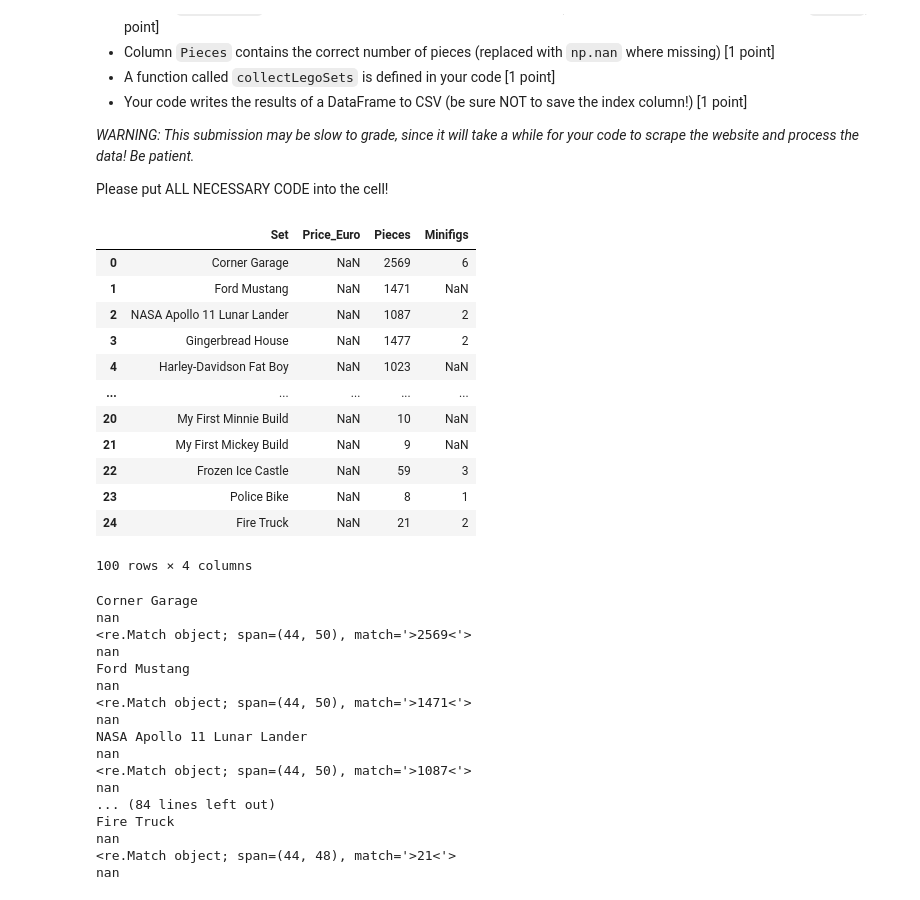
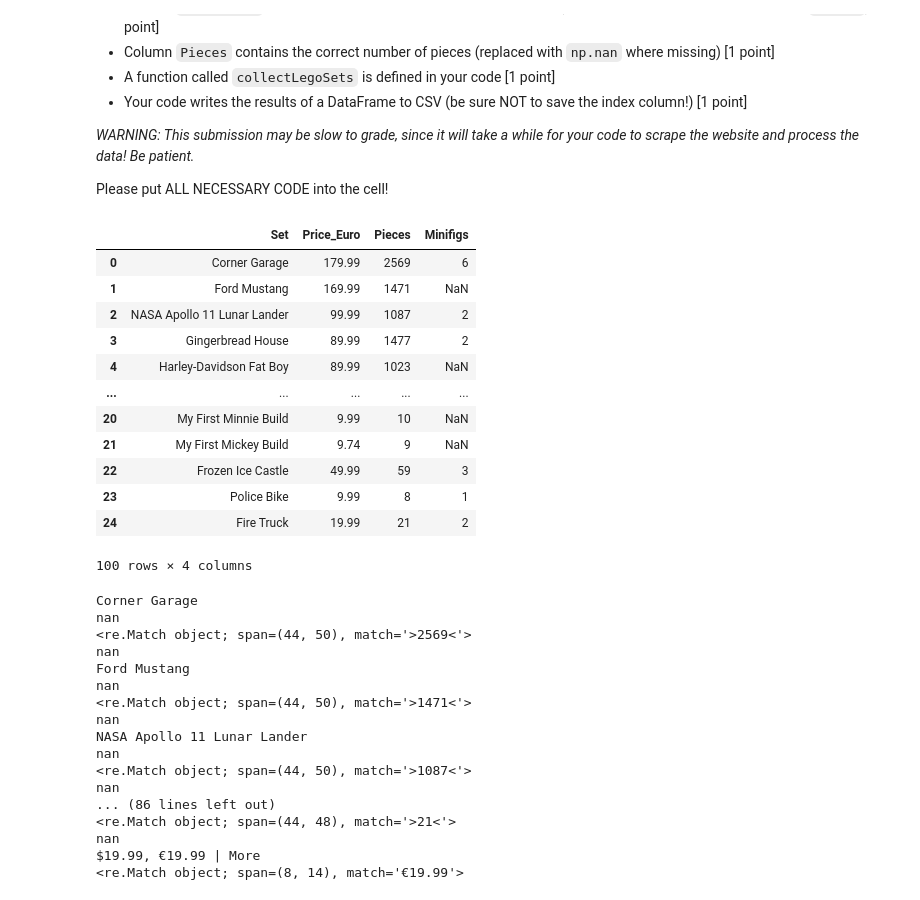
Before and after one commit to jareddingman/econ8320-assignment-07, a Jupyter notebook: Lesson.ipynb, the cells around one changed output. Saved outputs shown, nothing was run; the diff lists cells and outputs as text; code cells hidden in the pictures.

```diff
--- a/Lesson.ipynb
+++ b/Lesson.ipynb
@@ -1052,10 +1052,10 @@ def collectLegoSets(url):
         row.append(i.h1.text)
         try:
                 # Extract price and translate to a floating point number from string, append to row IF PRICE EXISTS
-            #row.append(float(re.search(r'(\d+.\d+)(\u20AC)', i.find('dt', string="RRP").find_next_sibling().text, re.UNICODE).groups()[0]))
-            priceTag = (i.find(text = "RRP").findNext('dt').contents[0])
-            priceFind = re.search(r'(\d+.\d+)(\u20AC)', priceTag), re.UNICODE
-            row.append(priceFind.group(1))
+            #row.append(float(re.search(r'(\u20AC)(\d+.\d+)', i.find('dt', text="RRP").find_next_sibling().text, re.UNICODE).groups()[0]))
+            priceTag = i.find('dt', text="RRP").find_next_sibling().text
+            priceFind = re.search(r'(\u20AC)(\d+.\d+)', str(priceTag))
+            row.append(priceFind.group(2))
         except:
                 # Missing value for sets with no price, append to row IF NO PRICE EXISTS
             row.append(np.nan)
@@ -1077,48 +1077,49 @@ def collectLegoSets(url):
         except:
             row.append(np.nan)
                 #looks for minifigs
             #JARED REMINDER here is where you add the pieces and minifig column code
 
             # Add the row of data to the dataset
         newData.append(row)
 
     newData = pd.DataFrame(newData, columns = ['Set', 'Price_Euro', 'Pieces', 'Minifigs'])
+
     try:
         nextPage = parsed.find('li', class_="next").a['href']
     except:
         nextPage = None
 
     # If there is another page of results, grab it and combine
-    if nextPage:
+    if nextPage != None:
         # Tell our program not to load new pages too fast by "sleeping" for two seconds before
         #   going to the next page
         time.sleep(2)
         # Merge current data with next page
         return pd.concat([newData, collectLegoSets(nextPage)], axis=0)
     # Otherwise return the current data
     else:
         return newData
 
 
 collectLegoSets("https://brickset.com/sets/year-2019")
 
-outputData = collectLegoSets("https://brickset.com/sets/year-2019")
-df = pd.DataFrame(outputData)
+#outputData = collectLegoSets("https://brickset.com/sets/year-2019")
+#df = pd.DataFrame(outputData)
 
-df.to_csv('lego2019.csv', index=False)
+#df.to_csv('lego2019.csv', index=False)
 # %% [output]
 |  | Set | Price_Euro | Pieces | Minifigs |
-| 0 | Corner Garage | NaN | 2569 | 6 |
-| 1 | Ford Mustang | NaN | 1471 | NaN |
-| 2 | NASA Apollo 11 Lunar Lander | NaN | 1087 | 2 |
-| 3 | Gingerbread House | NaN | 1477 | 2 |
-| 4 | Harley-Davidson Fat Boy | NaN | 1023 | NaN |
+| 0 | Corner Garage | 179.99 | 2569 | 6 |
+| 1 | Ford Mustang | 169.99 | 1471 | NaN |
+| 2 | NASA Apollo 11 Lunar Lander | 99.99 | 1087 | 2 |
+| 3 | Gingerbread House | 89.99 | 1477 | 2 |
+| 4 | Harley-Davidson Fat Boy | 89.99 | 1023 | NaN |
 | ... | ... | ... | ... | ... |
-| 20 | My First Minnie Build | NaN | 10 | NaN |
-| 21 | My First Mickey Build | NaN | 9 | NaN |
-| 22 | Frozen Ice Castle | NaN | 59 | 3 |
-| 23 | Police Bike | NaN | 8 | 1 |
-| 24 | Fire Truck | NaN | 21 | 2 |
+| 20 | My First Minnie Build | 9.99 | 10 | NaN |
+| 21 | My First Mickey Build | 9.74 | 9 | NaN |
+| 22 | Frozen Ice Castle | 49.99 | 59 | 3 |
+| 23 | Police Bike | 9.99 | 8 | 1 |
+| 24 | Fire Truck | 19.99 | 21 | 2 |
 100 rows × 4 columns
 # %%
 import requests
@@ -1154,6 +1155,10 @@ for i in a:
         print(np.nan)
                 #looks for minifigs
             #JARED REMINDER here is where you add the pieces and minifig column code
+
+taco = i.find('dt', text="RRP").find_next_sibling().text
+print(taco)
+print(re.search(r'(\u20AC)(\d+.\d+)', taco))
 # %% [output]
 Corner Garage
 nan
@@ -1167,8 +1172,8 @@ NASA Apollo 11 Lunar Lander
 nan
 <re.Match object; span=(44, 50), match='>1087<'>
 nan
-... (84 lines left out)
-Fire Truck
-nan
+... (86 lines left out)
 <re.Match object; span=(44, 48), match='>21<'>
 nan
+$19.99, €19.99 | More
+<re.Match object; span=(8, 14), match='€19.99'>
```
